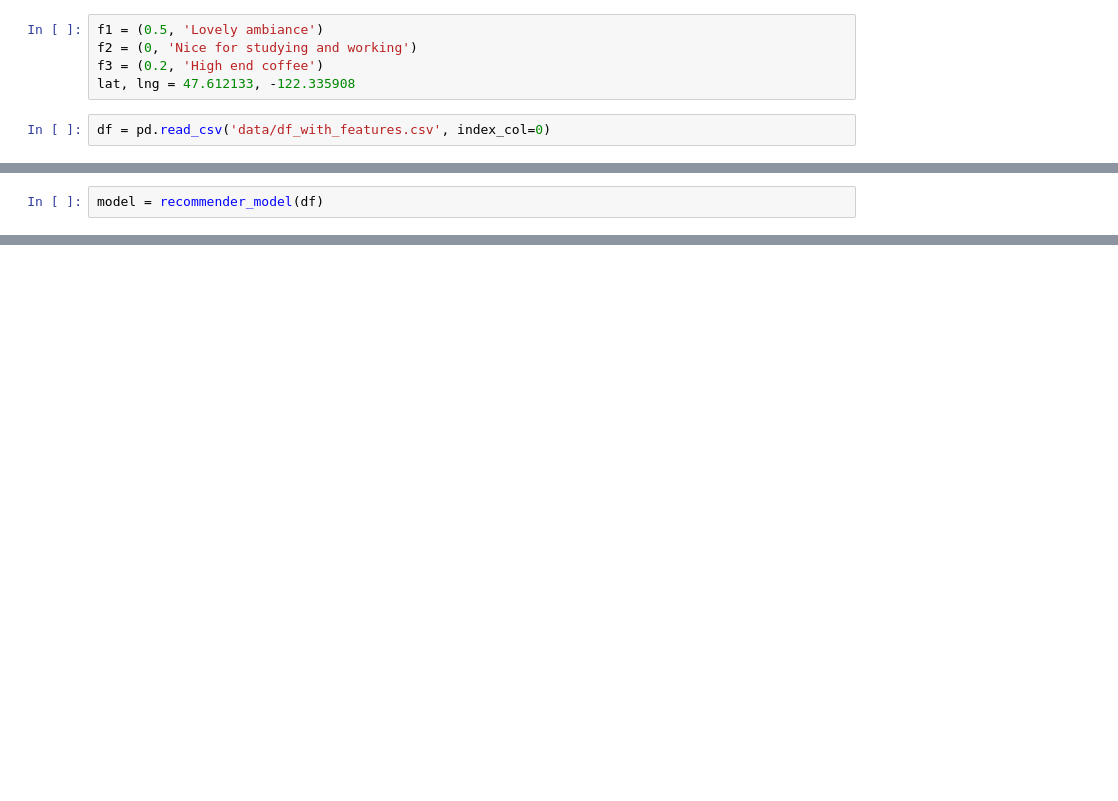
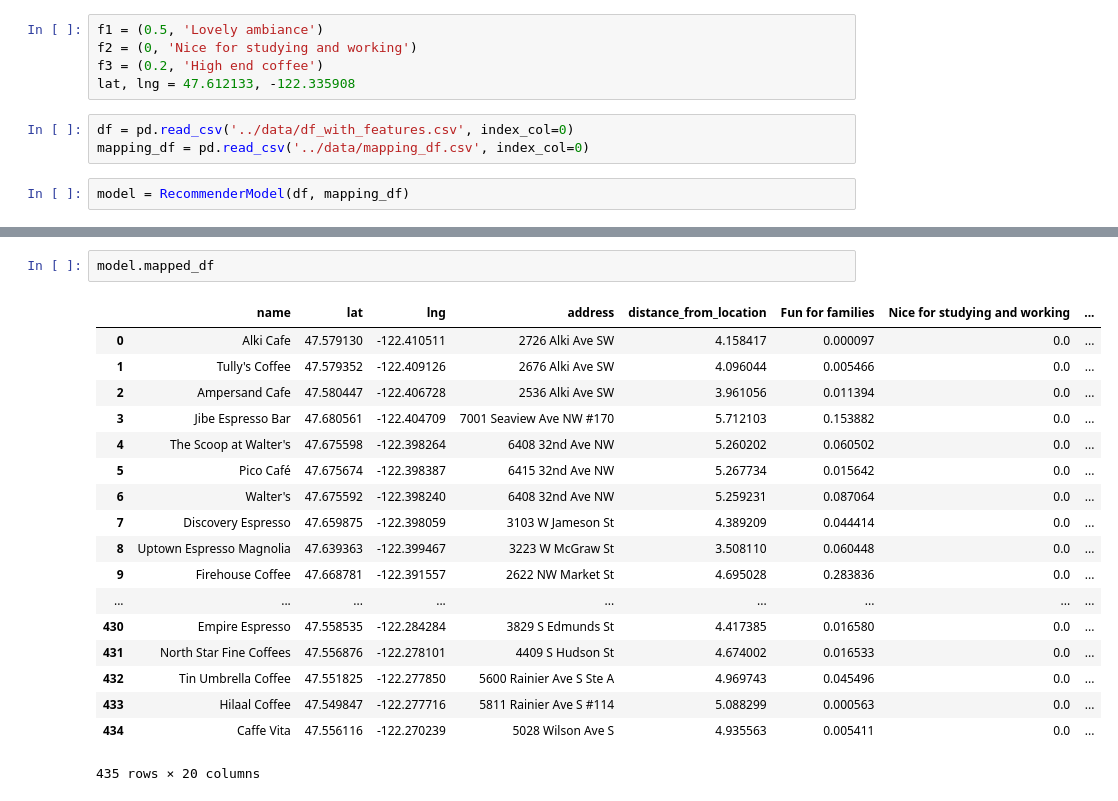
Before and after one commit to crredding/capstone_project, a Jupyter notebook: test_recommender_execution.ipynb, the cells around one changed output, grey strips where cells are left out. Cells and saved outputs as stored; diff of their text form; blank space fills up the shorter version.

Commit message:
Names and addresses populated to website

```diff
--- a/test_recommender_execution.ipynb
+++ b/test_recommender_execution.ipynb
@@ -10,5 +14,8 @@ f2 = (0, 'Nice for studying and working')
 f3 = (0.2, 'High end coffee')
 lat, lng = 47.612133, -122.335908
 # %%
-df = pd.read_csv('data/df_with_features.csv', index_col=0)
+df = pd.read_csv('../data/df_with_features.csv', index_col=0)
+mapping_df = pd.read_csv('../data/mapping_df.csv', index_col=0)
+# %%
+model = RecommenderModel(df, mapping_df)
 # %%
@@ -21,2 +28,0 @@ test_recommendations
-# %%
-model = recommender_model(df)
@@ -38,0 +104,21 @@ tuple((1,2))
+# %%
+model.mapped_df
+# %% [output]
+|  | name | lat | lng | address | distance_from_location | Fun for families | Nice for studying and working | ... |
+| 0 | Alki Cafe | 47.579130 | -122.410511 | 2726 Alki Ave SW | 4.158417 | 0.000097 | 0.0 | ... |
+| 1 | Tully's Coffee | 47.579352 | -122.409126 | 2676 Alki Ave SW | 4.096044 | 0.005466 | 0.0 | ... |
+| 2 | Ampersand Cafe | 47.580447 | -122.406728 | 2536 Alki Ave SW | 3.961056 | 0.011394 | 0.0 | ... |
+| 3 | Jibe Espresso Bar | 47.680561 | -122.404709 | 7001 Seaview Ave NW #170 | 5.712103 | 0.153882 | 0.0 | ... |
+| 4 | The Scoop at Walter's | 47.675598 | -122.398264 | 6408 32nd Ave NW | 5.260202 | 0.060502 | 0.0 | ... |
+| 5 | Pico Café | 47.675674 | -122.398387 | 6415 32nd Ave NW | 5.267734 | 0.015642 | 0.0 | ... |
+| 6 | Walter's | 47.675592 | -122.398240 | 6408 32nd Ave NW | 5.259231 | 0.087064 | 0.0 | ... |
+| 7 | Discovery Espresso | 47.659875 | -122.398059 | 3103 W Jameson St | 4.389209 | 0.044414 | 0.0 | ... |
+| 8 | Uptown Espresso Magnolia | 47.639363 | -122.399467 | 3223 W McGraw St | 3.508110 | 0.060448 | 0.0 | ... |
+| 9 | Firehouse Coffee | 47.668781 | -122.391557 | 2622 NW Market St | 4.695028 | 0.283836 | 0.0 | ... |
+| ... | ... | ... | ... | ... | ... | ... | ... | ... |
+| 430 | Empire Espresso | 47.558535 | -122.284284 | 3829 S Edmunds St | 4.417385 | 0.016580 | 0.0 | ... |
+| 431 | North Star Fine Coffees | 47.556876 | -122.278101 | 4409 S Hudson St | 4.674002 | 0.016533 | 0.0 | ... |
+| 432 | Tin Umbrella Coffee | 47.551825 | -122.277850 | 5600 Rainier Ave S Ste A | 4.969743 | 0.045496 | 0.0 | ... |
+| 433 | Hilaal Coffee | 47.549847 | -122.277716 | 5811 Rainier Ave S #114 | 5.088299 | 0.000563 | 0.0 | ... |
+| 434 | Caffe Vita | 47.556116 | -122.270239 | 5028 Wilson Ave S | 4.935563 | 0.005411 | 0.0 | ... |
+435 rows × 20 columns
```
Also changed, not shown: parts of 14 cells of this notebook, 16 other files.
